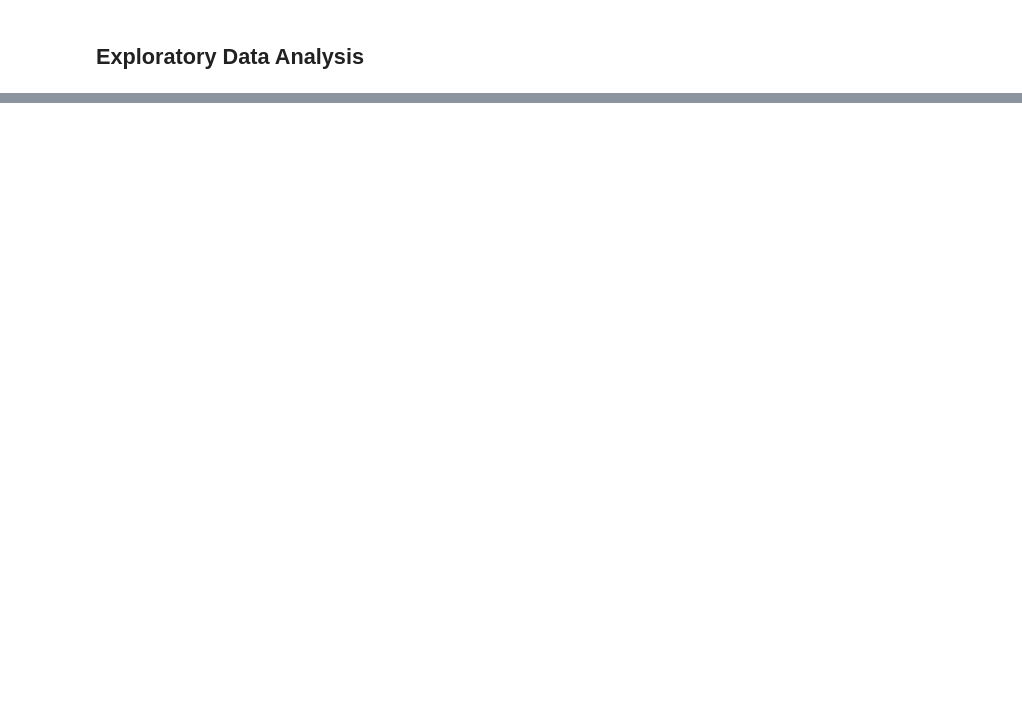
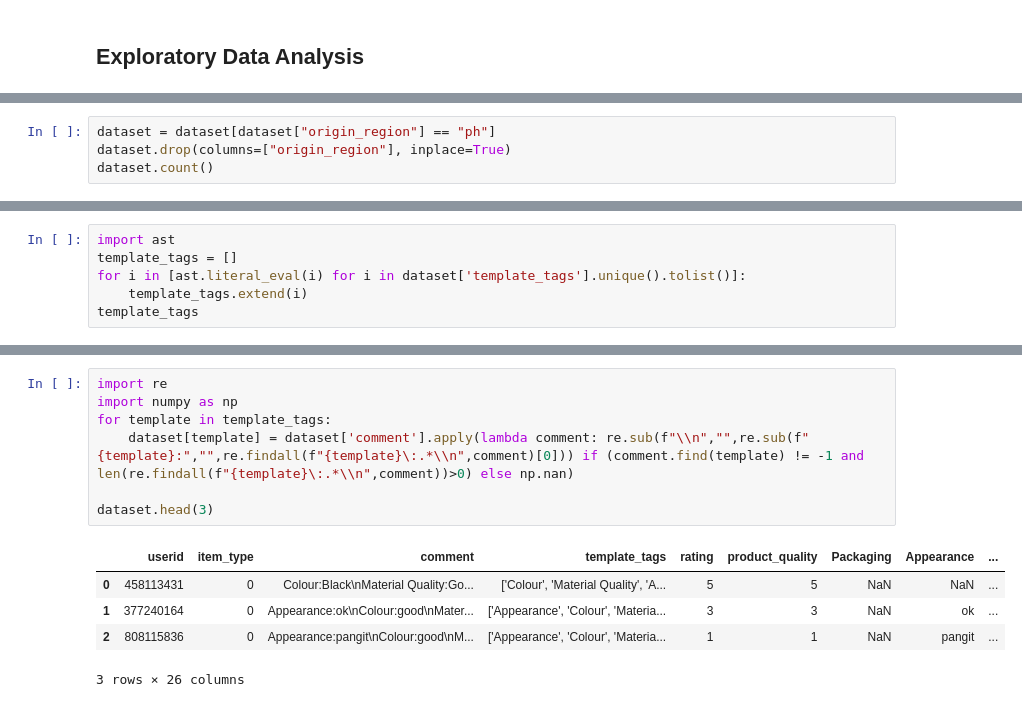
Before and after one commit to scaredmeow/nlp-thesis-xlnet-tagalog, a Jupyter notebook: notebooks/data-preprocess.ipynb, the cells around one changed output, grey strips where cells are left out. Saved outputs shown, nothing was run; the diff lists cells and outputs as text; blank space fills up the shorter version.

```diff
--- a/notebooks/data-preprocess.ipynb
+++ b/notebooks/data-preprocess.ipynb
@@ -27,0 +108,4 @@ report.show_browser()
+# %%
+dataset = dataset[dataset["origin_region"] == "ph"]
+dataset.drop(columns=["origin_region"], inplace=True)
+dataset.count()
@@ -27,0 +127,6 @@ report.show_browser()
+# %%
+import ast
+template_tags = []
+for i in [ast.literal_eval(i) for i in dataset['template_tags'].unique().tolist()]:
+    template_tags.extend(i)
+template_tags
@@ -27,0 +166,13 @@ report.show_browser()
+# %%
+import re
+import numpy as np
+for template in template_tags:
+    dataset[template] = dataset['comment'].apply(lambda comment: re.sub(f"\\n","",re.sub(f"{template}:","",re.findall(f"{template}\:.*\\n",comment)[0])) if (comment.find(template) != -1 and len(re.findall(f"{template}\:.*\\n",comment))>0) else np.nan)
+
+dataset.head(3)
+# %% [output]
+|  | userid | item_type | comment | template_tags | rating | product_quality | Packaging | Appearance | ... |
+| 0 | 458113431 | 0 | Colour:Black\nMaterial Quality:Go... | ['Colour', 'Material Quality', 'A... | 5 | 5 | NaN | NaN | ... |
+| 1 | 377240164 | 0 | Appearance:ok\nColour:good\nMater... | ['Appearance', 'Colour', 'Materia... | 3 | 3 | NaN | ok | ... |
+| 2 | 808115836 | 0 | Appearance:pangit\nColour:good\nM... | ['Appearance', 'Colour', 'Materia... | 1 | 1 | NaN | pangit | ... |
+3 rows × 26 columns
```
Also changed, not shown: parts of 18 cells of this notebook.
